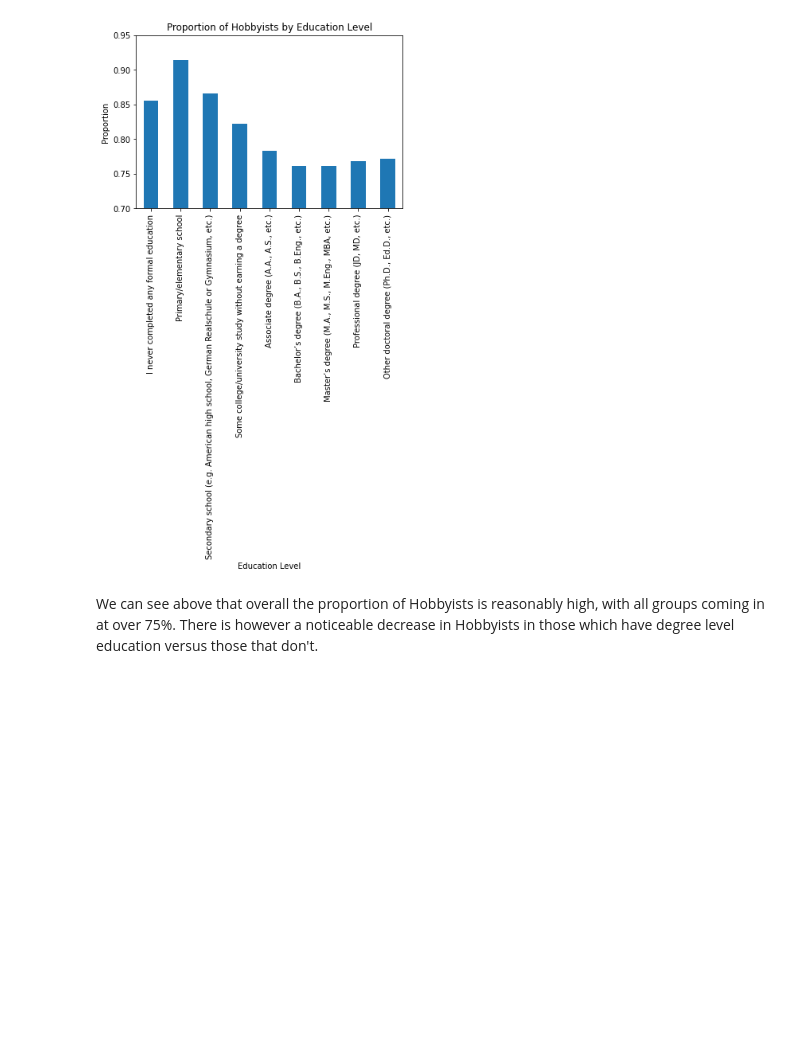
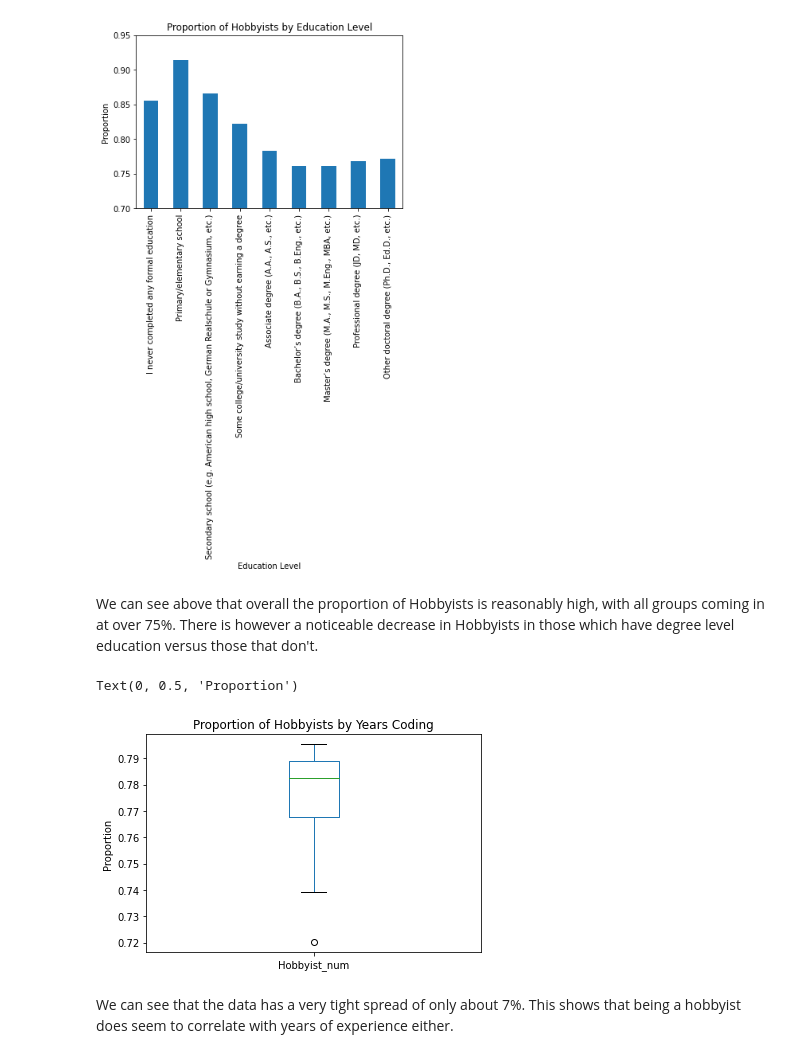
Before and after one commit to jbm1991/stackoverflow_survey, a Jupyter notebook: HobbyEdBackground.ipynb, the cells around one changed output. Cells and saved outputs as stored; diff of their text form; code cells hidden in the pictures; blank space fills up the shorter version.

Commit message:
feat: Add analysis by 'YearsCoding'
Add the analysis of the data on hobbyists broken down by years coding

```diff
--- a/HobbyEdBackground.ipynb
+++ b/HobbyEdBackground.ipynb
@@ -39,3 +39,18 @@ df[['EdLevel','Hobbyist_num']].groupby('EdLevel').mean().reindex(sort_order).plo
 [figure]
 # %% [markdown]
 We can see above that overall the proportion of Hobbyists is reasonably high, with all groups coming in at over 75%. There is however a noticeable decrease in Hobbyists in those which have degree level education versus those that don't.
+# %%
+df = df.replace({'YearsCode':{'Less than 1 year': 0, 'More than 50 years': 51}})
+df['YearsCode'] = df['YearsCode'].astype(float)
+df['YearsCodeBin'], bins = pd.cut(df['YearsCode'], bins=list(range(0,56,5)), retbins=True)
+years_code_df = df[['YearsCodeBin','Hobbyist_num']].copy().groupby('YearsCodeBin').mean().sort_index()
+years_code_df.index.categories = bins[:-1]
+years_code_df.plot(kind='box')
+plt.title('Proportion of Hobbyists by Years Coding')
+plt.xlabel('')
+plt.ylabel('Proportion')
+# %% [output]
+Text(0, 0.5, 'Proportion')
+[figure, added]
+# %% [markdown]
+We can see that the data has a very tight spread of only about 7%. This shows that being a hobbyist does seem to correlate with years of experience either.
```
